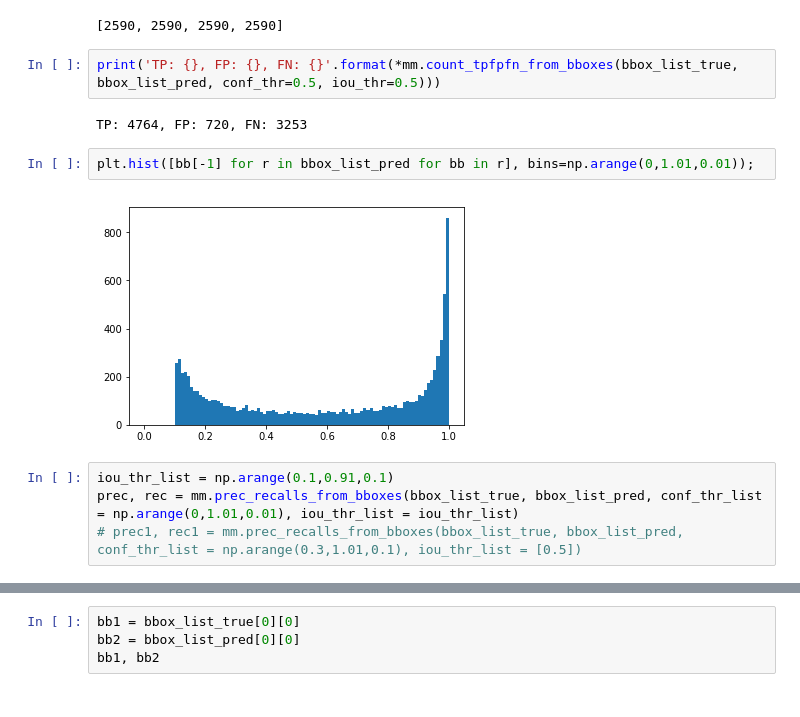
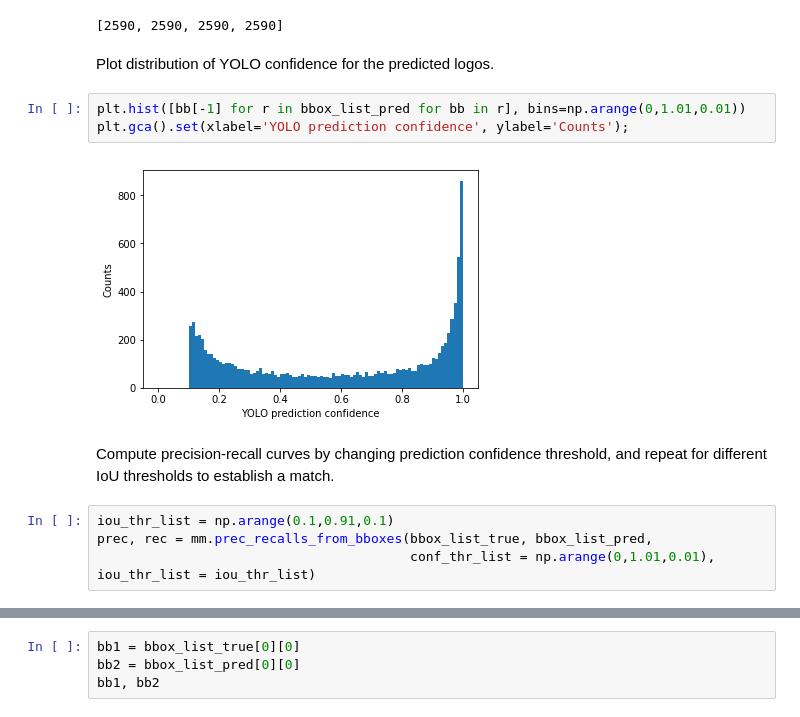
Before and after one commit to ilmonteux/logohunter, a Jupyter notebook: notebooks/visualize_metrics.ipynb, the cells around one changed output, grey strips where cells are left out. Drawn from its saved outputs; the diff is of its cells as text.

Commit message:
analyzed metrics vs logo size, brand

```diff
--- a/notebooks/visualize_metrics.ipynb
+++ b/notebooks/visualize_metrics.ipynb
@@ -21,18 +37,19 @@ img_list_pred, bbox_list_pred = mm.read_txt_file('data_test_pred.txt')
 list(map(len, [img_list_pred, img_list, bbox_list_true, bbox_list_pred]))
 # %% [output]
 [2590, 2590, 2590, 2590]
-# %%
-print('TP: {}, FP: {}, FN: {}'.format(*mm.count_tpfpfn_from_bboxes(bbox_list_true, bbox_list_pred, conf_thr=0.5, iou_thr=0.5)))
-# %% [output]
-TP: 4764, FP: 720, FN: 3253
+# %% [markdown]
+Plot distribution of YOLO confidence for the predicted logos.
 # %%
-plt.hist([bb[-1] for r in bbox_list_pred for bb in r], bins=np.arange(0,1.01,0.01));
+plt.hist([bb[-1] for r in bbox_list_pred for bb in r], bins=np.arange(0,1.01,0.01))
+plt.gca().set(xlabel='YOLO prediction confidence', ylabel='Counts');
 # %% [output]
-[figure, old version]
+[figure, new version]
+# %% [markdown]
+Compute precision-recall curves by changing prediction confidence threshold, and repeat for different IoU thresholds to establish a match.
 # %%
 iou_thr_list = np.arange(0.1,0.91,0.1)
-prec, rec = mm.prec_recalls_from_bboxes(bbox_list_true, bbox_list_pred, conf_thr_list = np.arange(0,1.01,0.01), iou_thr_list = iou_thr_list)
-# prec1, rec1 = mm.prec_recalls_from_bboxes(bbox_list_true, bbox_list_pred, conf_thr_list = np.arange(0.3,1.01,0.1), iou_thr_list = [0.5])
+prec, rec = mm.prec_recalls_from_bboxes(bbox_list_true, bbox_list_pred,
+                                        conf_thr_list = np.arange(0,1.01,0.01), iou_thr_list = iou_thr_list)
 # %%
 plt.gca().set(xlim=(0,1), ylim=(0,1), xlabel='Recall', ylabel='Precision')
 for i in range(len(prec)):
```
Also changed, not shown: parts of 23 cells of this notebook, 10 other files.
